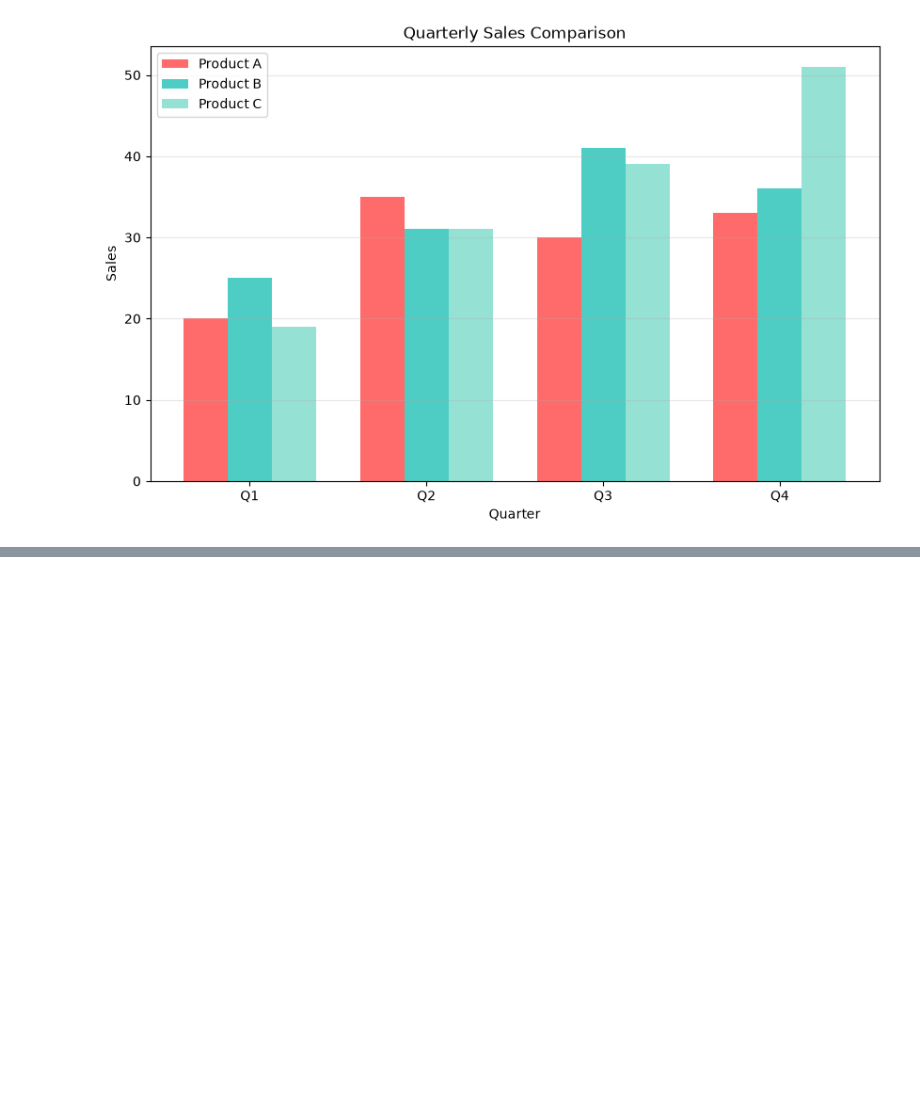
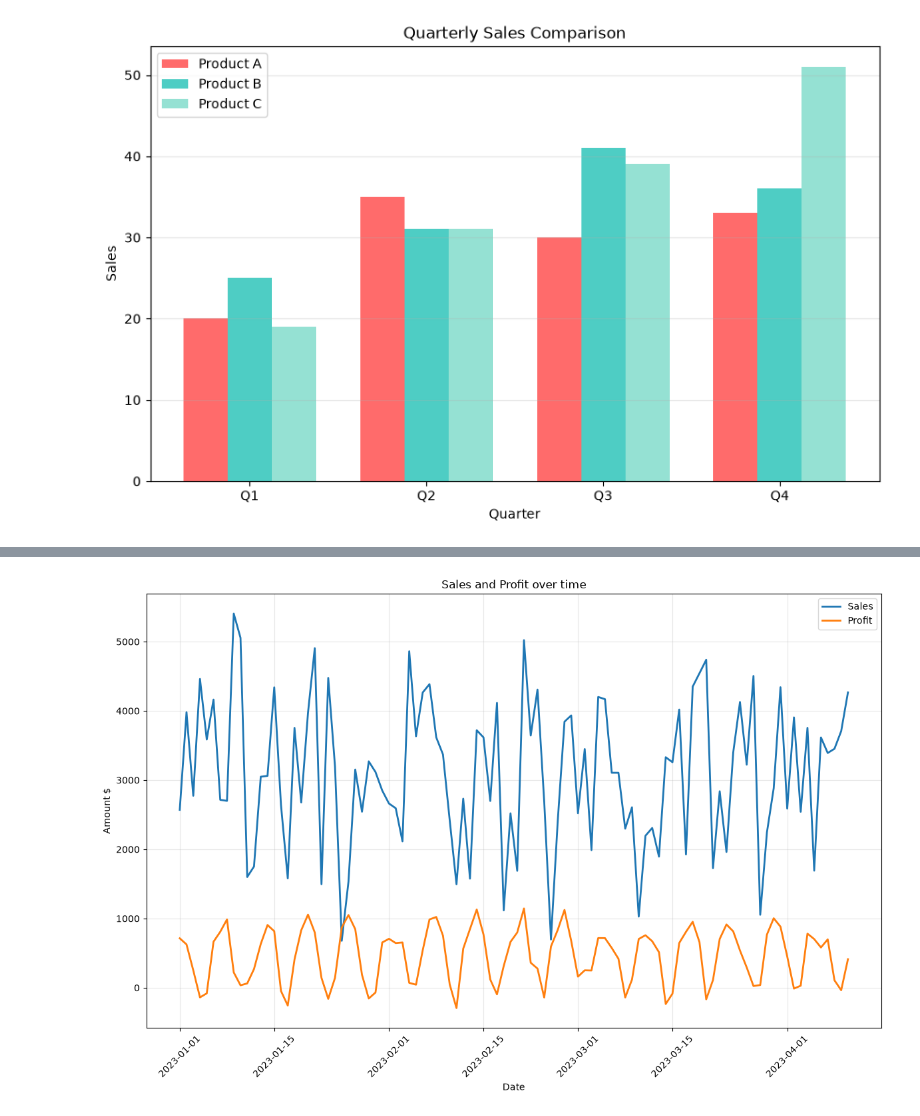
Before and after one commit to MuhammadAhmedMasood/data_analysis_with_python, a Jupyter notebook: Ahmed_matplotlib_tutorial.ipynb, the cells around one changed output, grey strips where cells are left out. Drawn from its saved outputs; the diff is of its cells as text; code cells hidden in the pictures; blank space fills up the shorter version.

```diff
--- a/Ahmed_matplotlib_tutorial.ipynb
+++ b/Ahmed_matplotlib_tutorial.ipynb
@@ -233,0 +326,12 @@ plt.show()
+# %%
+# create a sample dataframe
+dates = pd.date_range('2023-01-01', periods = 100, freq = 'D')
+data = pd.DataFrame({
+    'date': dates,
+    'Sales': np.random.randint(1000, 5000, 100) + np.sin(np.arange(100))*500,
+    'Profit': np.random.randint(200, 800, 100) + np.cos(np.arange(100))*500,
+    'Region':np.random.choice(['North', 'South', 'East', 'West'], 100)
+})
+print("Sample Dataframe: ")
+print(data.head())
+print(f"\nDataframe shape: {data.shape}")
@@ -233,0 +348,15 @@ plt.show()
+# %%
+# plot Sales and Profit over time from the dataframe
+plt.figure(figsize=(12,8))
+plt.plot(data['date'], data['Sales'], label = "Sales", linewidth = 2)
+plt.plot(data['date'], data['Profit'], label = "Profit", linewidth = 2)
+plt.xlabel('Date')
+plt.ylabel('Amount $')
+plt.title('Sales and Profit over time')
+plt.legend()
+plt.grid(True, alpha = 0.3)
+plt.xticks(rotation = 45) # rotates the x axis label
+plt.tight_layout()
+plt.show()
+# %% [output]
+[figure, added]
```
Also changed, not shown: parts of 23 cells of this notebook, 5 other files.
